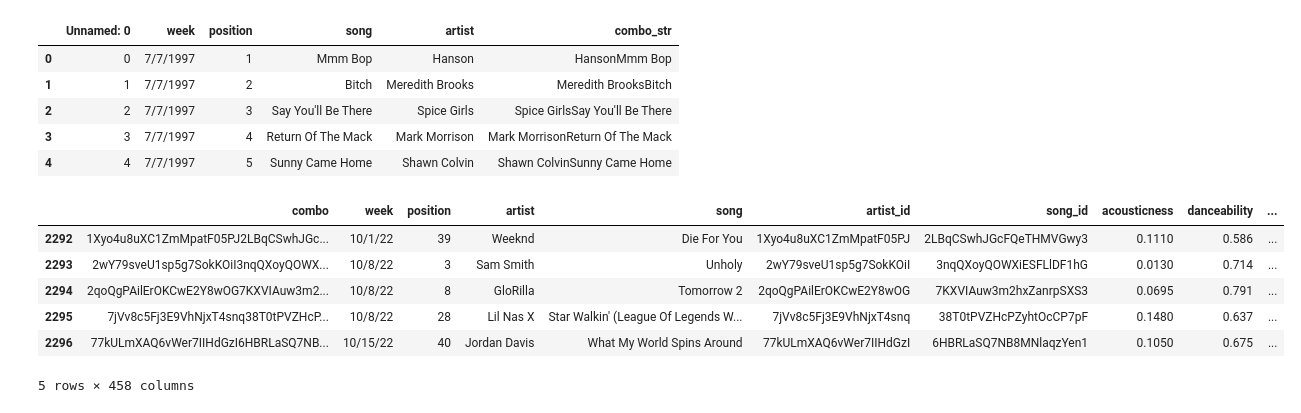
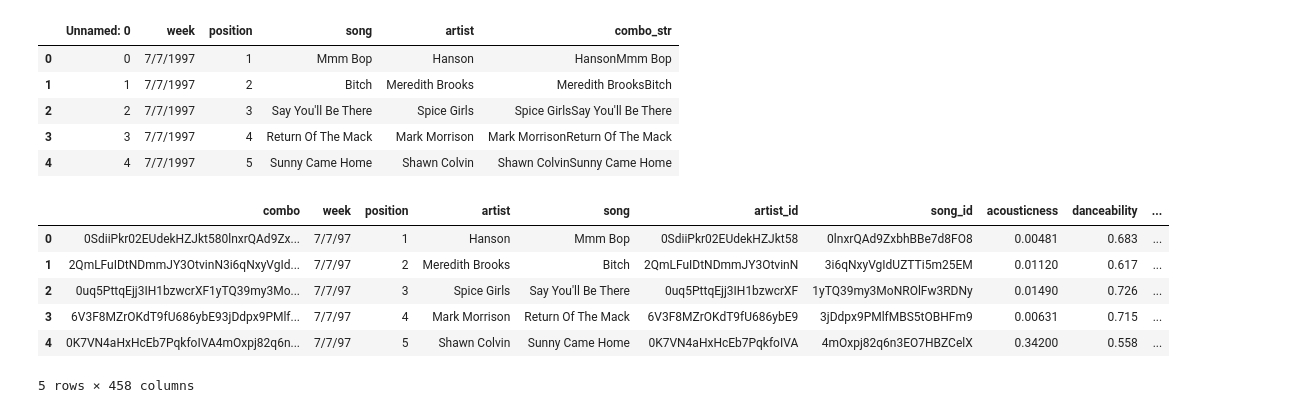
Before and after one commit to ariana94/Audio-Feature-API-Analyis-, a Jupyter notebook: 02_Data Cleaning/assign_audio_features_to_top40_charts.ipynb, the cells around one changed output. Drawn from its saved outputs; the diff is of its cells as text; code cells hidden in the pictures.

```diff
--- a/02_Data Cleaning/assign_audio_features_to_top40_charts.ipynb
+++ b/02_Data Cleaning/assign_audio_features_to_top40_charts.ipynb
@@ -9,7 +9,7 @@ long_df = pd.read_csv('Resources/top_40_cleaned_data_analysis.csv')
 
 # dataframe with single instances for each top40 song, including audio and genre data
 # some rows are missing data due to problems with Spotify API calls
-short_df = pd.read_csv('../top40_audio_data_sample.csv')
+short_df = pd.read_csv('../top40_songs_audio.csv')
 # %%
 long_df['combo_str'] = long_df['artist'] + long_df['song']
 short_df['combo_str'] = short_df['artist'] + short_df['song']
@@ -23,12 +23,12 @@ long_df.head()
 | 3 | 3 | 7/7/1997 | 4 | Return Of The Mack | Mark Morrison | Mark MorrisonReturn Of The Mack |
 | 4 | 4 | 7/7/1997 | 5 | Sunny Came Home | Shawn Colvin | Shawn ColvinSunny Came Home |
 # %%
-short_df.tail()
+short_df.head()
 # %% [output]
 |  | combo | week | position | artist | song | artist_id | song_id | acousticness | danceability | ... |
-| 2292 | 1Xyo4u8uXC1ZmMpatF05PJ2LBqCSwhJGc... | 10/1/22 | 39 | Weeknd | Die For You | 1Xyo4u8uXC1ZmMpatF05PJ | 2LBqCSwhJGcFQeTHMVGwy3 | 0.1110 | 0.586 | ... |
-| 2293 | 2wY79sveU1sp5g7SokKOiI3nqQXoyQOWX... | 10/8/22 | 3 | Sam Smith | Unholy | 2wY79sveU1sp5g7SokKOiI | 3nqQXoyQOWXiESFLlDF1hG | 0.0130 | 0.714 | ... |
-| 2294 | 2qoQgPAilErOKCwE2Y8wOG7KXVIAuw3m2... | 10/8/22 | 8 | GloRilla | Tomorrow 2 | 2qoQgPAilErOKCwE2Y8wOG | 7KXVIAuw3m2hxZanrpSXS3 | 0.0695 | 0.791 | ... |
-| 2295 | 7jVv8c5Fj3E9VhNjxT4snq38T0tPVZHcP... | 10/8/22 | 28 | Lil Nas X | Star Walkin' (League Of Legends W... | 7jVv8c5Fj3E9VhNjxT4snq | 38T0tPVZHcPZyhtOcCP7pF | 0.1480 | 0.637 | ... |
-| 2296 | 77kULmXAQ6vWer7IIHdGzI6HBRLaSQ7NB... | 10/15/22 | 40 | Jordan Davis | What My World Spins Around | 77kULmXAQ6vWer7IIHdGzI | 6HBRLaSQ7NB8MNlaqzYen1 | 0.1050 | 0.675 | ... |
+| 0 | 0SdiiPkr02EUdekHZJkt580lnxrQAd9Zx... | 7/7/97 | 1 | Hanson | Mmm Bop | 0SdiiPkr02EUdekHZJkt58 | 0lnxrQAd9ZxbhBBe7d8FO8 | 0.00481 | 0.683 | ... |
+| 1 | 2QmLFuIDtNDmmJY3OtvinN3i6qNxyVgId... | 7/7/97 | 2 | Meredith Brooks | Bitch | 2QmLFuIDtNDmmJY3OtvinN | 3i6qNxyVgIdUZTTi5m25EM | 0.01120 | 0.617 | ... |
+| 2 | 0uq5PttqEjj3IH1bzwcrXF1yTQ39my3Mo... | 7/7/97 | 3 | Spice Girls | Say You'll Be There | 0uq5PttqEjj3IH1bzwcrXF | 1yTQ39my3MoNROlFw3RDNy | 0.01490 | 0.726 | ... |
+| 3 | 6V3F8MZrOKdT9fU686ybE93jDdpx9PMlf... | 7/7/97 | 4 | Mark Morrison | Return Of The Mack | 6V3F8MZrOKdT9fU686ybE9 | 3jDdpx9PMlfMBS5tOBHFm9 | 0.00631 | 0.715 | ... |
+| 4 | 0K7VN4aHxHcEb7PqkfoIVA4mOxpj82q6n... | 7/7/97 | 5 | Shawn Colvin | Sunny Came Home | 0K7VN4aHxHcEb7PqkfoIVA | 4mOxpj82q6n3EO7HBZCelX | 0.34200 | 0.558 | ... |
 5 rows × 458 columns
```
Also changed, not shown: parts of 25 cells of this notebook, 6 other files.
